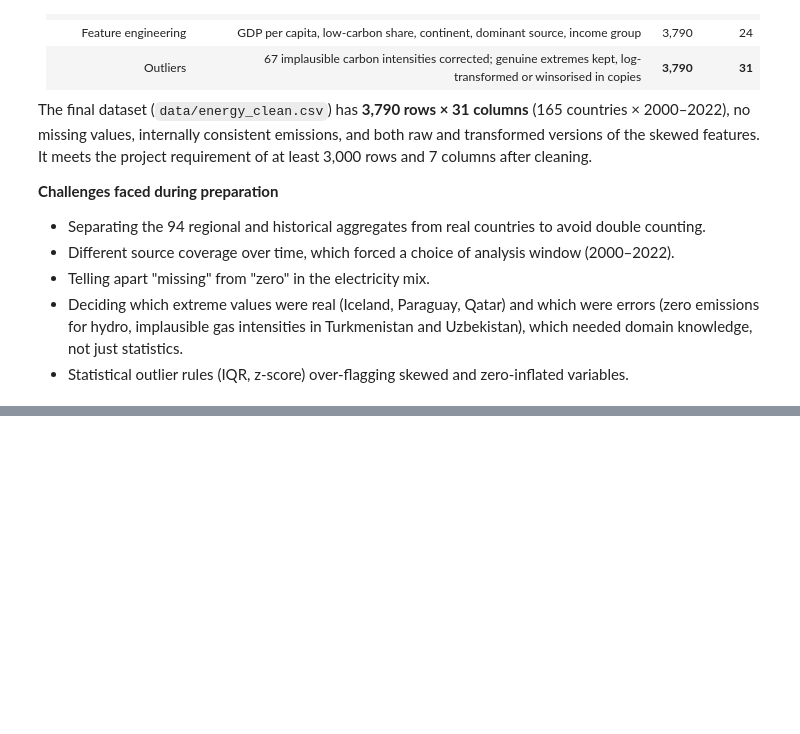
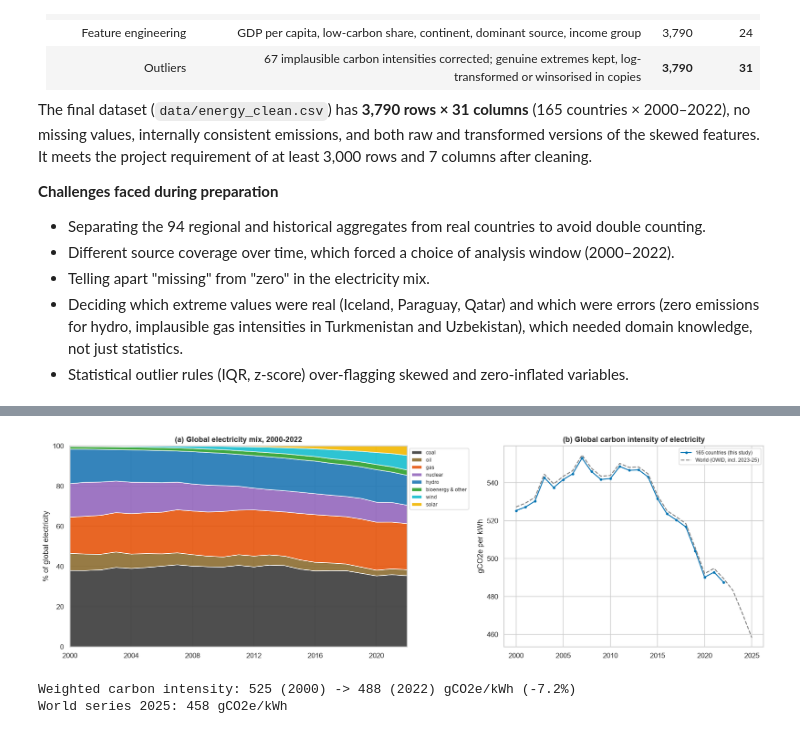
Before and after one commit to Md-Fahad2000/data_exploration_and_preparation_ca1, a Jupyter notebook: Energy_Transition_DEP.ipynb, the cells around one changed output, grey strips where cells are left out. Saved outputs shown, nothing was run; the diff lists cells and outputs as text; code cells hidden in the pictures; blank space fills up the shorter version.

```diff
--- a/Energy_Transition_DEP.ipynb
+++ b/Energy_Transition_DEP.ipynb
@@ -1502,0 +1685,20 @@ skewed features. It meets the project requirement of at least 3,000 rows and 7 c
+# %%
+# Electricity generated by each source (TWh) = share x total generation / 100, summed over countries
+twh = eda[list(SOURCE_LABELS)].mul(eda["electricity_generation"], axis=0) / 100
+twh["year"] = eda["year"]
+twh_year = twh.groupby("year").sum().rename(columns=SOURCE_LABELS)
+global_mix = twh_year.div(twh_year.sum(axis=1), axis=0) * 100
+
+# Unweighted mean: what the electricity mix of a *typical country* looks like
+country_mix = eda.groupby("year")[list(SOURCE_LABELS)].mean().rename(columns=SOURCE_LABELS)
+
+# How much of the world's electricity do our 165 countries cover? (World row of the raw data)
+world = raw[raw["country"] == "World"].set_index("year")
+coverage_share = twh_year.sum(axis=1) / world["electricity_generation"].reindex(twh_year.index)
+print(f"Our 165 countries generate {coverage_share.min() * 100:.1f}-{coverage_share.max() * 100:.1f}% "
+      f"of the world's electricity in every year.\n")
+
+pd.DataFrame({"global 2000 (%)": global_mix.loc[2000], "global 2022 (%)": global_mix.loc[2022],
+              "change (pp)": global_mix.loc[2022] - global_mix.loc[2000],
+              "typical country 2000 (%)": country_mix.loc[2000],
+              "typical country 2022 (%)": country_mix.loc[2022]}).round(1)
@@ -1502,0 +1716,32 @@ skewed features. It meets the project requirement of at least 3,000 rows and 7 c
+# %%
+ORDER = ["coal", "oil", "gas", "nuclear", "hydro", "bioenergy & other", "wind", "solar"]
+
+fig, axes = plt.subplots(1, 2, figsize=(16, 5.2), gridspec_kw={"width_ratios": [1.3, 1]})
+
+# (a) Stacked area chart of the generation-weighted global mix
+axes[0].stackplot(global_mix.index, [global_mix[s] for s in ORDER], labels=ORDER,
+                  colors=[SOURCE_COLORS[s] for s in ORDER], alpha=0.9)
+axes[0].set_xlim(2000, 2022); axes[0].set_ylim(0, 100)
+axes[0].set_xticks(range(2000, 2023, 4))
+axes[0].set_ylabel("% of global electricity"); axes[0].set_title("(a) Global electricity mix, 2000-2022")
+axes[0].legend(loc="upper left", bbox_to_anchor=(1.0, 1.0), fontsize=8)
+
+# (b) Global carbon intensity: our panel (weighted) and OWID's World series up to 2025
+panel_ci = (eda["carbon_intensity_elec"] * eda["electricity_generation"]).groupby(eda["year"]).sum() \
+           / eda.groupby("year")["electricity_generation"].sum()
+axes[1].plot(panel_ci.index, panel_ci, marker="o", ms=3, label="165 countries (this study)")
+world_ci = world.loc[2000:, "carbon_intensity_elec"]
+axes[1].plot(world_ci.index, world_ci, ls="--", color="grey", label="World (OWID, incl. 2023-25)")
+axes[1].set_ylabel("gCO2e per kWh"); axes[1].set_title("(b) Global carbon intensity of electricity")
+axes[1].legend(fontsize=8)
+fig.tight_layout()
+save_fig(fig, "fig09_global_mix")
+plt.show()
+
+print(f"Weighted carbon intensity: {panel_ci.loc[2000]:.0f} (2000) -> {panel_ci.loc[2022]:.0f} (2022) gCO2e/kWh "
+      f"({(panel_ci.loc[2022] / panel_ci.loc[2000] - 1) * 100:.1f}%)")
+print(f"World series 2025: {world_ci.loc[2025]:.0f} gCO2e/kWh")
+# %% [output]
+[figure, added]
+Weighted carbon intensity: 525 (2000) -> 488 (2022) gCO2e/kWh (-7.2%)
+World series 2025: 458 gCO2e/kWh
```
Also changed, not shown: parts of 19 cells of this notebook, 6 other files.
